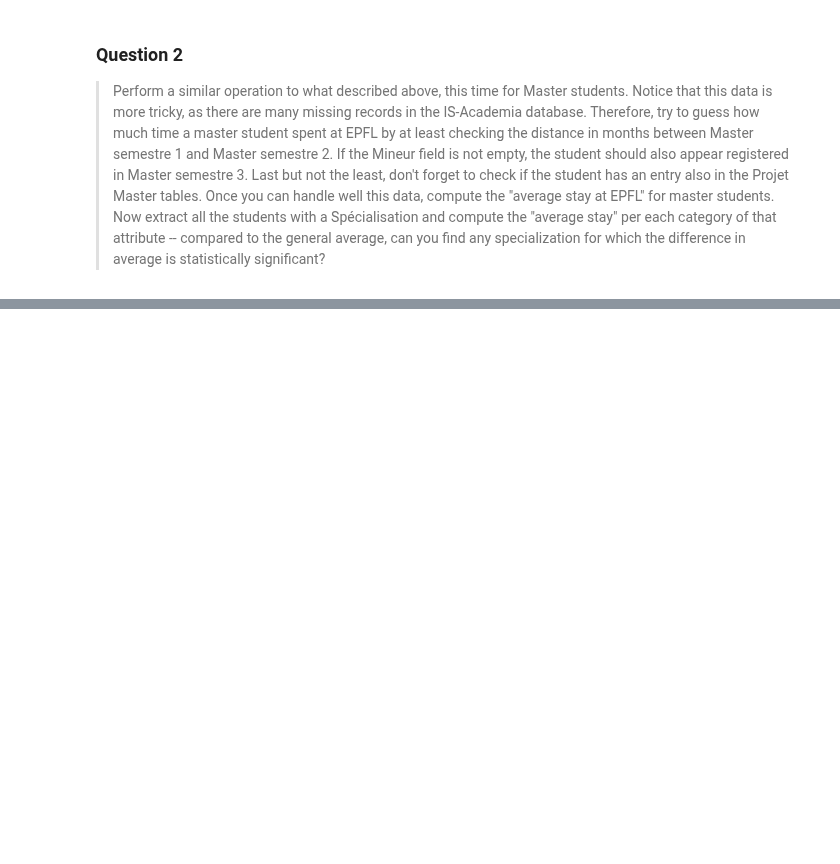
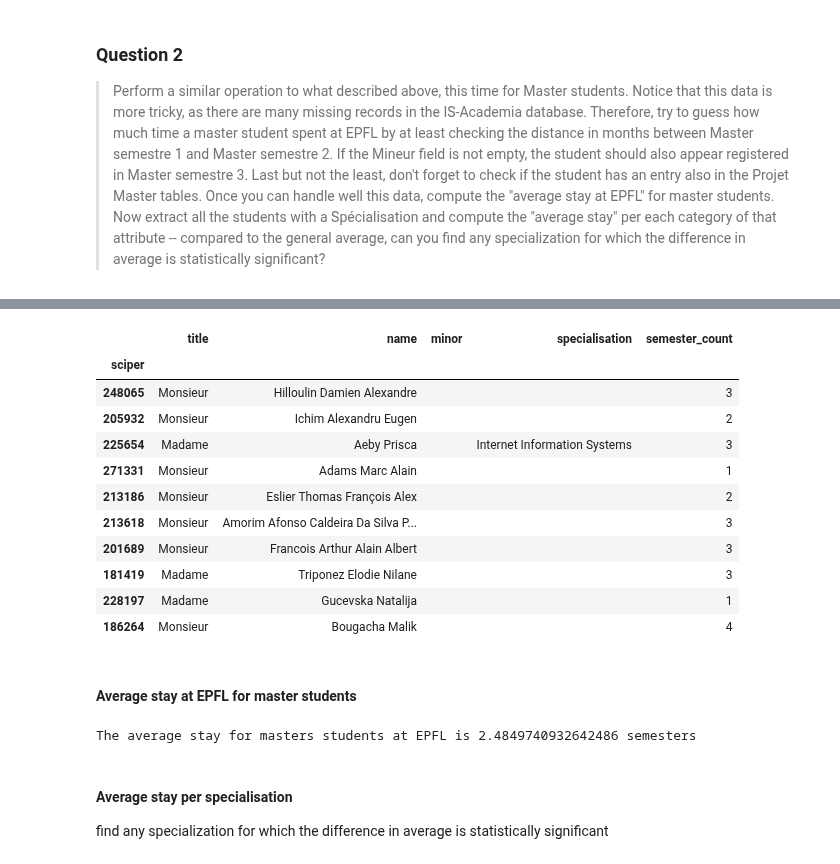
Before and after one commit to romac/ADAHomeworks, a Jupyter notebook: 02 - Data from the Web/Scraper-dylan.ipynb, the cells around one changed output, grey strips where cells are left out. Saved outputs shown, nothing was run; the diff lists cells and outputs as text; code cells hidden in the pictures; blank space fills up the shorter version.

```diff
--- a/02 - Data from the Web/Scraper-dylan.ipynb
+++ b/02 - Data from the Web/Scraper-dylan.ipynb
@@ -495,3 +533,16 @@ msc_count[(msc_count['semester_count'] < 3) & (msc_count['minor'] != '')]
 # %%
-msc_agg = msc_count[['title', 'name', 'minor', 'semester_count']].reset_index().groupby('sciper').agg('first')
+msc_agg = msc_count[['title', 'name', 'minor', 'specialisation', 'semester_count']].reset_index().groupby('sciper').agg('first')
 msc_agg.sample(10)
+# %% [output]
+|  | title | name | minor | specialisation | semester_count |
+| sciper |  |  |  |  |  |
+| 248065 | Monsieur | Hilloulin Damien Alexandre |  |  | 3 |
+| 205932 | Monsieur | Ichim Alexandru Eugen |  |  | 2 |
+| 225654 | Madame | Aeby Prisca |  | Internet Information Systems | 3 |
+| 271331 | Monsieur | Adams Marc Alain |  |  | 1 |
+| 213186 | Monsieur | Eslier Thomas François Alex |  |  | 2 |
+| 213618 | Monsieur | Amorim Afonso Caldeira Da Silva P... |  |  | 3 |
+| 201689 | Monsieur | Francois Arthur Alain Albert |  |  | 3 |
+| 181419 | Madame | Triponez Elodie Nilane |  |  | 3 |
+| 228197 | Madame | Gucevska Natalija |  |  | 1 |
+| 186264 | Monsieur | Bougacha Malik |  |  | 4 |
@@ -499,0 +549,11 @@ msc_agg[msc_agg['semester_count'] >= 1].groupby('title').describe()
+# %% [markdown]
+#### Average stay at EPFL for master students
+# %%
+msc_agg = msc_agg[msc_agg['semester_count'] >= 1]
+avg_stay_masters = msc_agg.mean()
+print('The average stay for masters students at EPFL is {} semesters'.format(avg_stay_masters['semester_count']))
+# %% [output]
+The average stay for masters students at EPFL is 2.4849740932642486 semesters
+# %% [markdown]
+#### Average stay per specialisation
+find any specialization for which the difference in average is statistically significant
```
Also changed, not shown: parts of 15 cells of this notebook.
